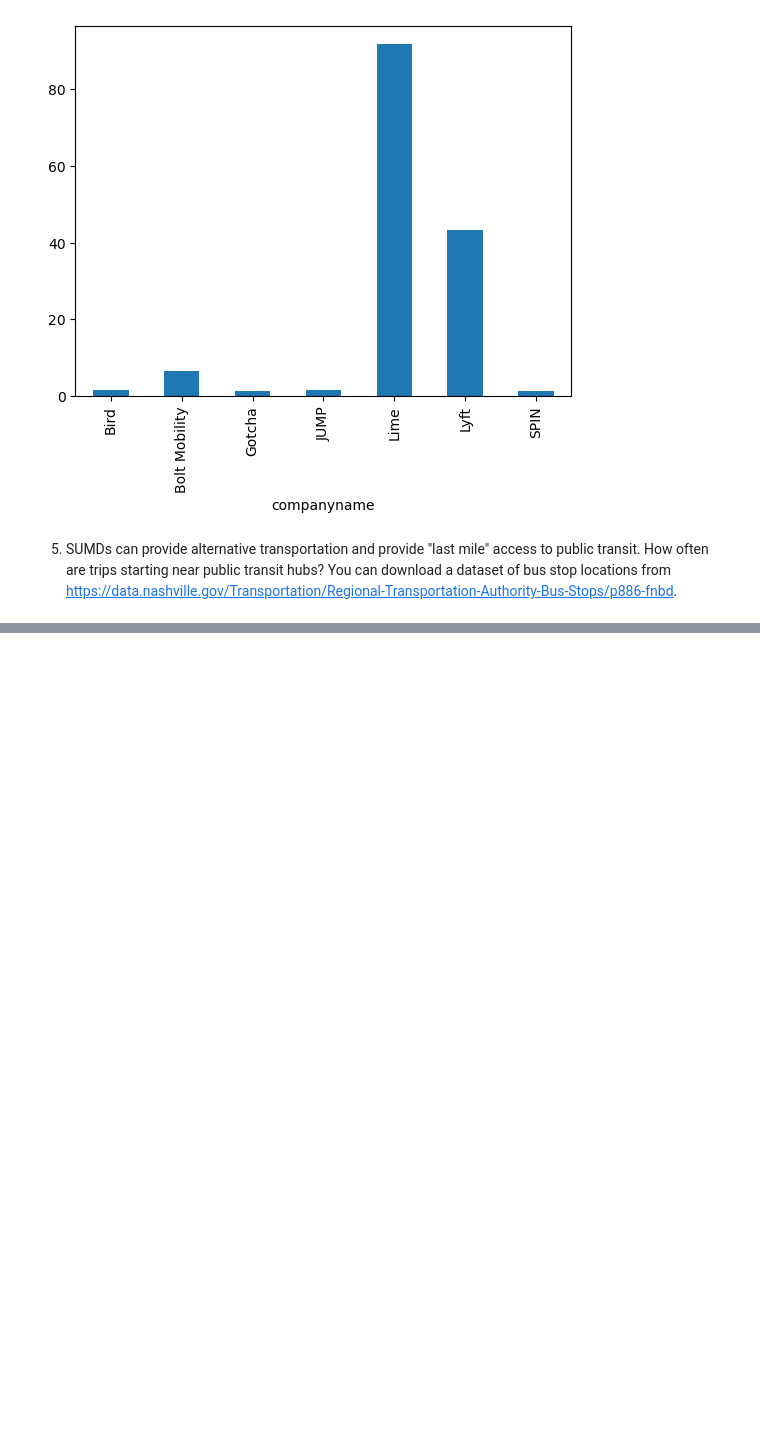
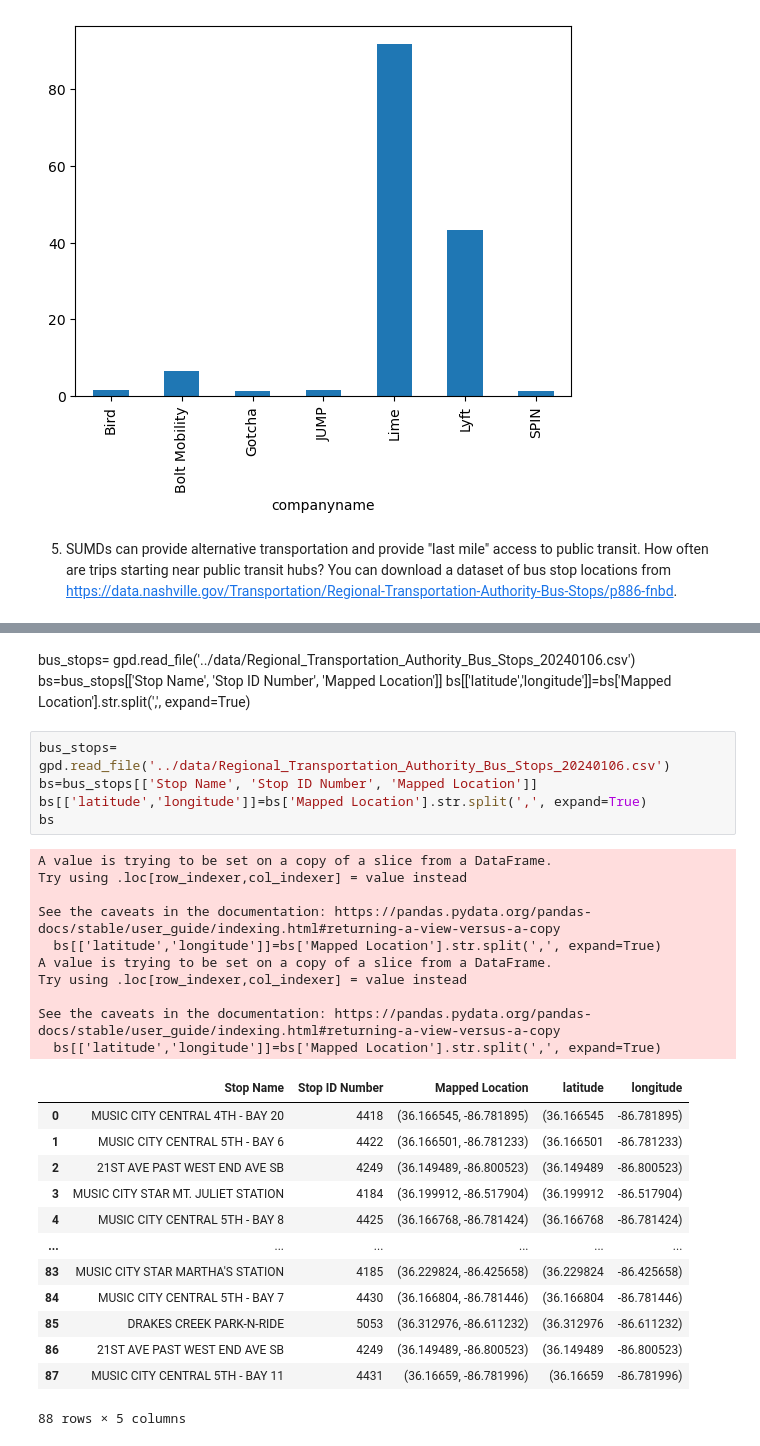
Before and after one commit to elisianguyen/nashville_scooters, a Jupyter notebook: notebooks/scooter_code.ipynb, the cells around one changed output, grey strips where cells are left out. Cells and saved outputs as stored; diff of their text form; blank space fills up the shorter version.

```diff
--- a/notebooks/scooter_code.ipynb
+++ b/notebooks/scooter_code.ipynb
@@ -502,0 +543,33 @@ percents.plot(kind='bar')
+# %% [markdown]
+bus_stops= gpd.read_file('../data/Regional_Transportation_Authority_Bus_Stops_20240106.csv')
+bs=bus_stops[['Stop Name', 'Stop ID Number', 'Mapped Location']]
+bs[['latitude','longitude']]=bs['Mapped Location'].str.split(',', expand=True)
+# %%
+bus_stops= gpd.read_file('../data/Regional_Transportation_Authority_Bus_Stops_20240106.csv')
+bs=bus_stops[['Stop Name', 'Stop ID Number', 'Mapped Location']]
+bs[['latitude','longitude']]=bs['Mapped Location'].str.split(',', expand=True)
+bs
+# %% [output]
+A value is trying to be set on a copy of a slice from a DataFrame.
+Try using .loc[row_indexer,col_indexer] = value instead
+
+See the caveats in the documentation: https://pandas.pydata.org/pandas-docs/stable/user_guide/indexing.html#returning-a-view-versus-a-copy
+  bs[['latitude','longitude']]=bs['Mapped Location'].str.split(',', expand=True)
+A value is trying to be set on a copy of a slice from a DataFrame.
+Try using .loc[row_indexer,col_indexer] = value instead
+
+See the caveats in the documentation: https://pandas.pydata.org/pandas-docs/stable/user_guide/indexing.html#returning-a-view-versus-a-copy
+  bs[['latitude','longitude']]=bs['Mapped Location'].str.split(',', expand=True)
+|  | Stop Name | Stop ID Number | Mapped Location | latitude | longitude |
+| 0 | MUSIC CITY CENTRAL 4TH - BAY 20 | 4418 | (36.166545, -86.781895) | (36.166545 | -86.781895) |
+| 1 | MUSIC CITY CENTRAL 5TH - BAY 6 | 4422 | (36.166501, -86.781233) | (36.166501 | -86.781233) |
+| 2 | 21ST AVE PAST WEST END AVE SB | 4249 | (36.149489, -86.800523) | (36.149489 | -86.800523) |
+| 3 | MUSIC CITY STAR MT. JULIET STATION | 4184 | (36.199912, -86.517904) | (36.199912 | -86.517904) |
+| 4 | MUSIC CITY CENTRAL 5TH - BAY 8 | 4425 | (36.166768, -86.781424) | (36.166768 | -86.781424) |
+| ... | ... | ... | ... | ... | ... |
+| 83 | MUSIC CITY STAR MARTHA'S STATION | 4185 | (36.229824, -86.425658) | (36.229824 | -86.425658) |
+| 84 | MUSIC CITY CENTRAL 5TH - BAY 7 | 4430 | (36.166804, -86.781446) | (36.166804 | -86.781446) |
+| 85 | DRAKES CREEK PARK-N-RIDE | 5053 | (36.312976, -86.611232) | (36.312976 | -86.611232) |
+| 86 | 21ST AVE PAST WEST END AVE SB | 4249 | (36.149489, -86.800523) | (36.149489 | -86.800523) |
+| 87 | MUSIC CITY CENTRAL 5TH - BAY 11 | 4431 | (36.16659, -86.781996) | (36.16659 | -86.781996) |
+88 rows × 5 columns
```
Also changed, not shown: parts of 11 cells of this notebook.
